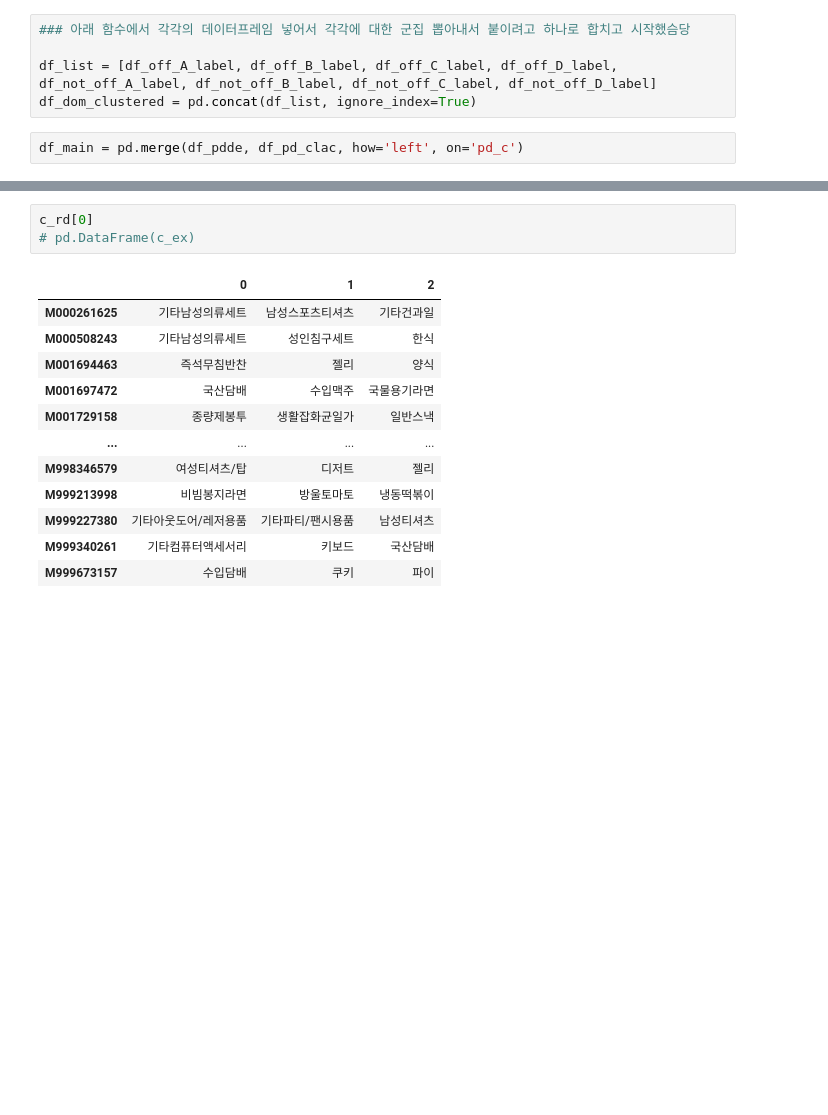
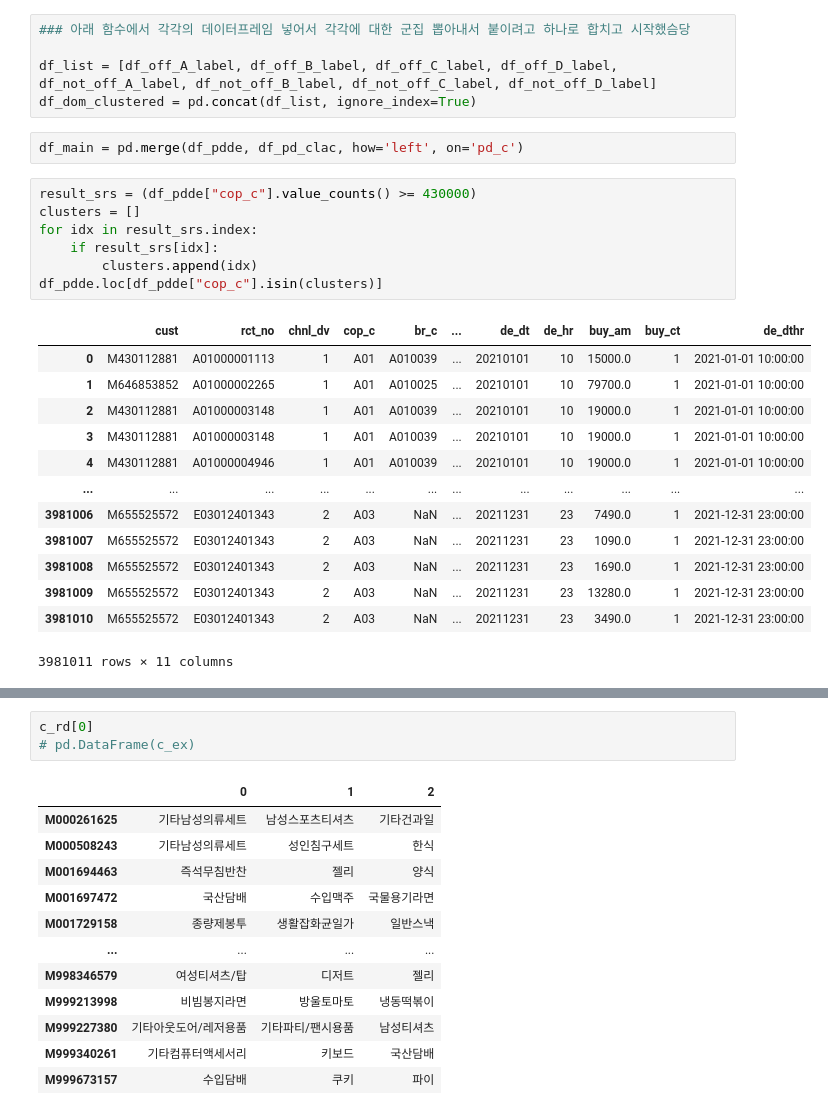
Before and after one commit to osy5882/Lpoint_competition, a Jupyter notebook: total_flow.ipynb, the cells around one changed output, grey strips where cells are left out. Drawn from its saved outputs; the diff is of its cells as text; blank space fills up the shorter version.

```diff
--- a/total_flow.ipynb
+++ b/total_flow.ipynb
@@ -213,6 +214,27 @@ df_list = [df_off_A_label, df_off_B_label, df_off_C_label, df_off_D_label, df_no
 df_dom_clustered = pd.concat(df_list, ignore_index=True)
 # %%
 df_main = pd.merge(df_pdde, df_pd_clac, how='left', on='pd_c')
+# %%
+result_srs = (df_pdde["cop_c"].value_counts() >= 430000)
+clusters = []
+for idx in result_srs.index:
+    if result_srs[idx]:
+        clusters.append(idx)
+df_pdde.loc[df_pdde["cop_c"].isin(clusters)]
+# %% [output]
+|  | cust | rct_no | chnl_dv | cop_c | br_c | ... | de_dt | de_hr | buy_am | buy_ct | de_dthr |
+| 0 | M430112881 | A01000001113 | 1 | A01 | A010039 | ... | 20210101 | 10 | 15000.0 | 1 | 2021-01-01 10:00:00 |
+| 1 | M646853852 | A01000002265 | 1 | A01 | A010025 | ... | 20210101 | 10 | 79700.0 | 1 | 2021-01-01 10:00:00 |
+| 2 | M430112881 | A01000003148 | 1 | A01 | A010039 | ... | 20210101 | 10 | 19000.0 | 1 | 2021-01-01 10:00:00 |
+| 3 | M430112881 | A01000003148 | 1 | A01 | A010039 | ... | 20210101 | 10 | 19000.0 | 1 | 2021-01-01 10:00:00 |
+| 4 | M430112881 | A01000004946 | 1 | A01 | A010039 | ... | 20210101 | 10 | 19000.0 | 1 | 2021-01-01 10:00:00 |
+| ... | ... | ... | ... | ... | ... | ... | ... | ... | ... | ... | ... |
+| 3981006 | M655525572 | E03012401343 | 2 | A03 | NaN | ... | 20211231 | 23 | 7490.0 | 1 | 2021-12-31 23:00:00 |
+| 3981007 | M655525572 | E03012401343 | 2 | A03 | NaN | ... | 20211231 | 23 | 1090.0 | 1 | 2021-12-31 23:00:00 |
+| 3981008 | M655525572 | E03012401343 | 2 | A03 | NaN | ... | 20211231 | 23 | 1690.0 | 1 | 2021-12-31 23:00:00 |
+| 3981009 | M655525572 | E03012401343 | 2 | A03 | NaN | ... | 20211231 | 23 | 13280.0 | 1 | 2021-12-31 23:00:00 |
+| 3981010 | M655525572 | E03012401343 | 2 | A03 | NaN | ... | 20211231 | 23 | 3490.0 | 1 | 2021-12-31 23:00:00 |
+3981011 rows × 11 columns
 # %%
 def merging(df1, df2):
     return pd.merge(df1, df2, how='left', on='cust')
```
Also changed, not shown: parts of 35 cells of this notebook.
